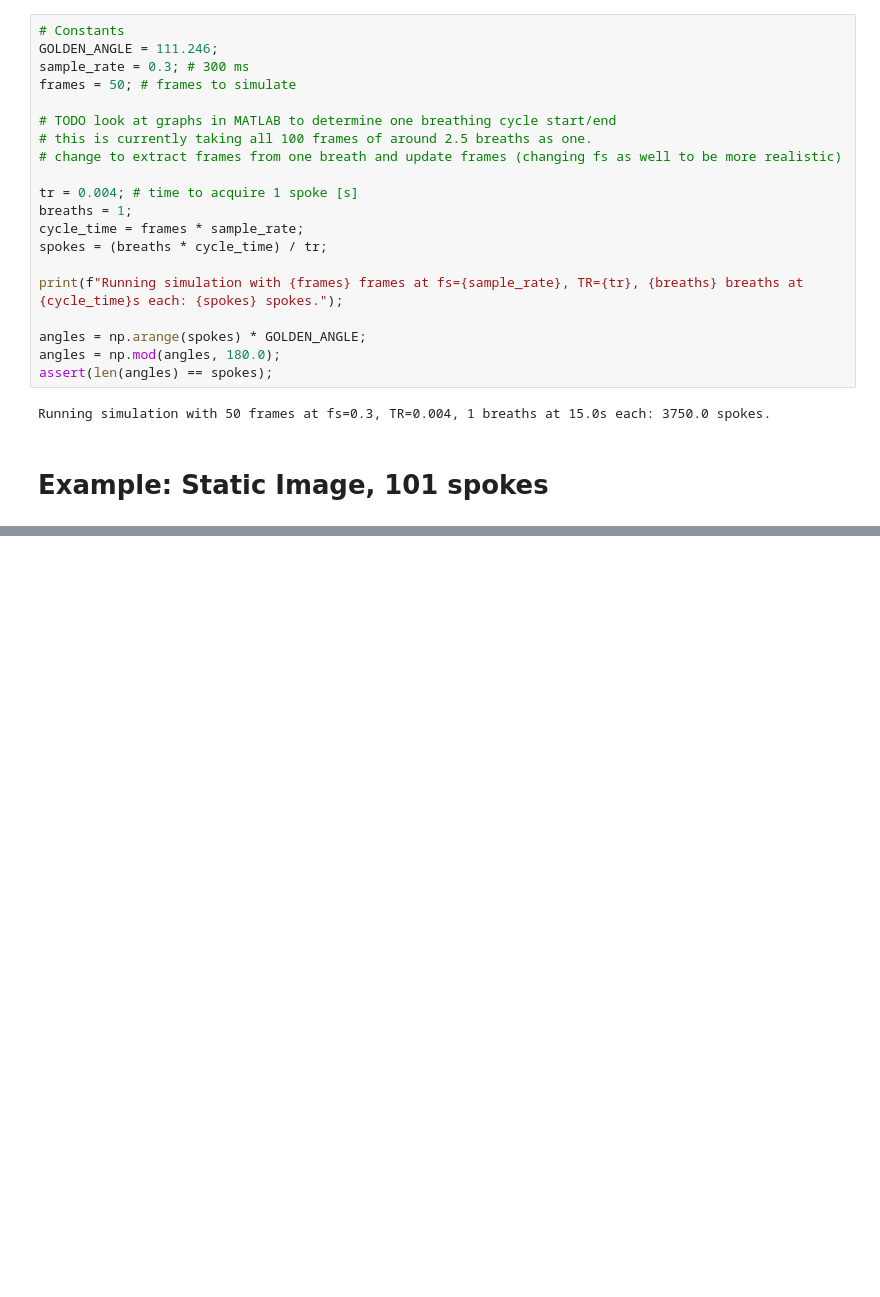
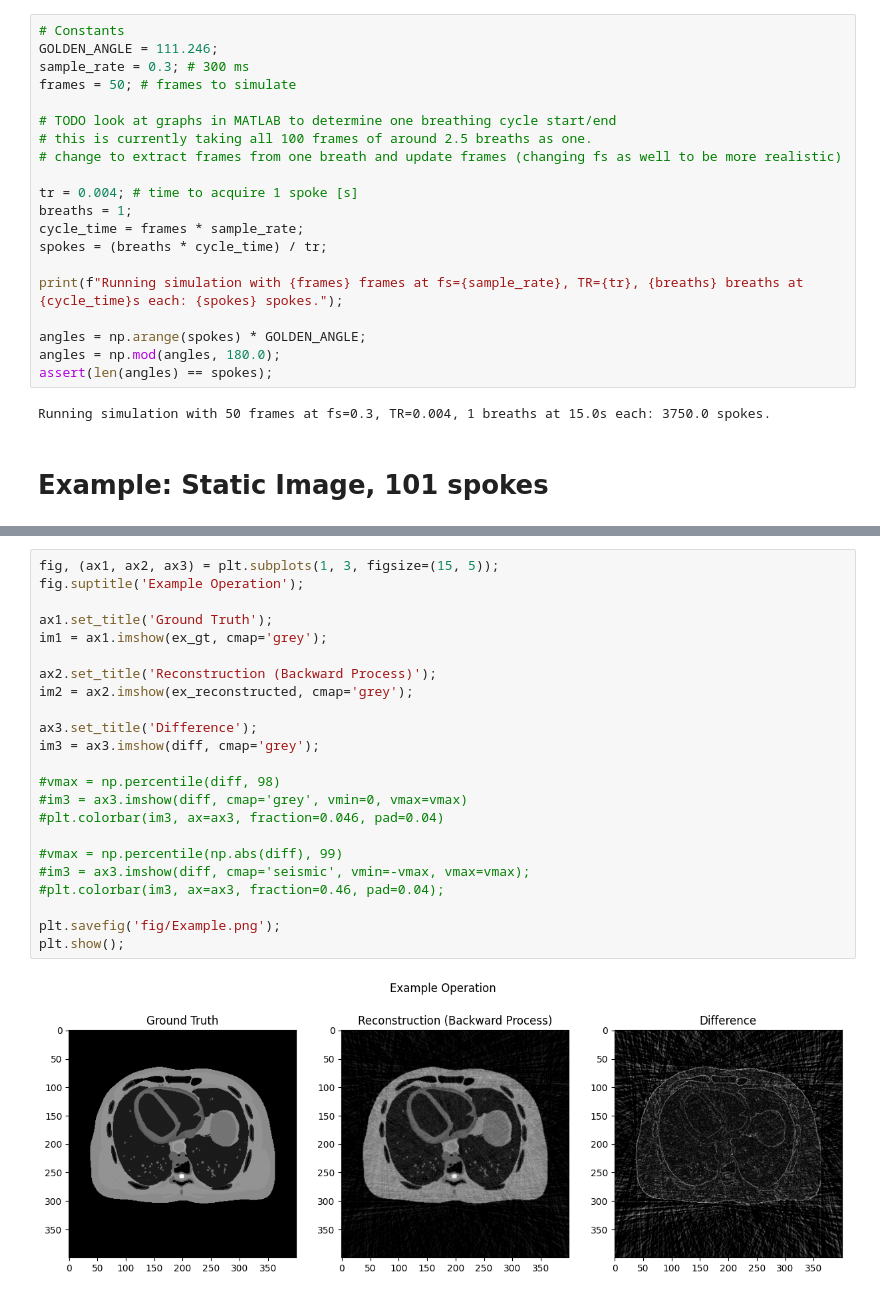
Before and after one commit to cmjw/MRI-Breathing-Artifacts, a Jupyter notebook: xcat_breathing_recon.ipynb, the cells around one changed output, grey strips where cells are left out. Saved outputs shown, nothing was run; the diff lists cells and outputs as text; blank space fills up the shorter version.

Commit message:
Full single-frame example done

```diff
--- a/xcat_breathing_recon.ipynb
+++ b/xcat_breathing_recon.ipynb
@@ -104,0 +123,25 @@ plt.show();
+# %%
+fig, (ax1, ax2, ax3) = plt.subplots(1, 3, figsize=(15, 5));
+fig.suptitle('Example Operation');
+
+ax1.set_title('Ground Truth');
+im1 = ax1.imshow(ex_gt, cmap='grey');
+
+ax2.set_title('Reconstruction (Backward Process)');
+im2 = ax2.imshow(ex_reconstructed, cmap='grey');
+
+ax3.set_title('Difference');
+im3 = ax3.imshow(diff, cmap='grey');
+
+#vmax = np.percentile(diff, 98)
+#im3 = ax3.imshow(diff, cmap='grey', vmin=0, vmax=vmax)
+#plt.colorbar(im3, ax=ax3, fraction=0.046, pad=0.04)
+
+#vmax = np.percentile(np.abs(diff), 99)
+#im3 = ax3.imshow(diff, cmap='seismic', vmin=-vmax, vmax=vmax);
+#plt.colorbar(im3, ax=ax3, fraction=0.46, pad=0.04);
+
+plt.savefig('fig/Example.png');
+plt.show();
+# %% [output]
+[figure, added]
```
Also changed, not shown: parts of 6 cells of this notebook.
